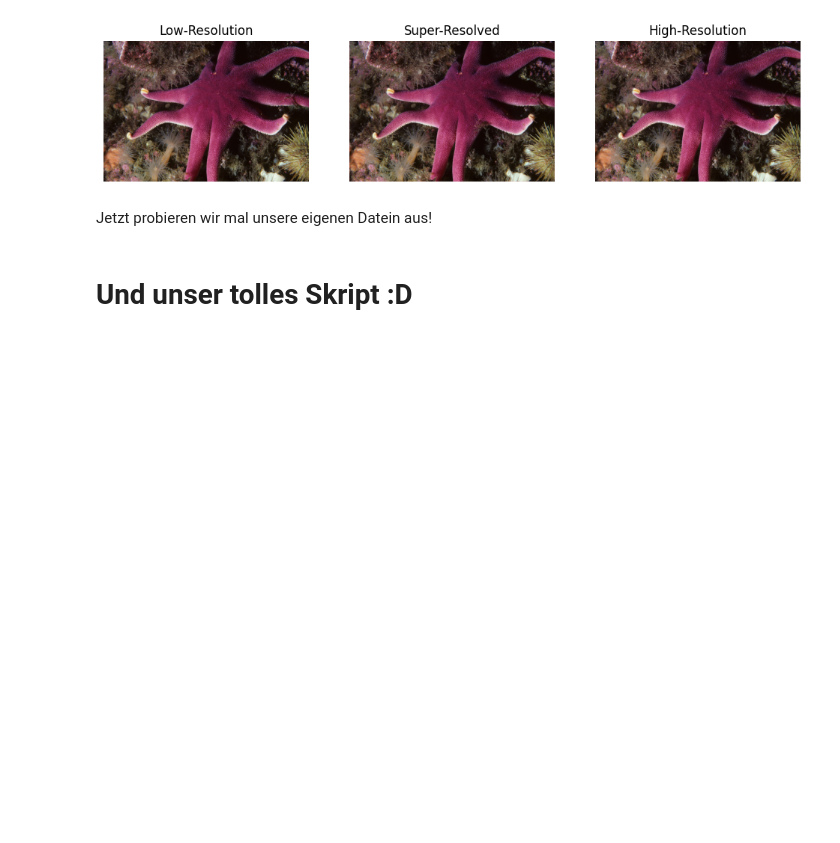
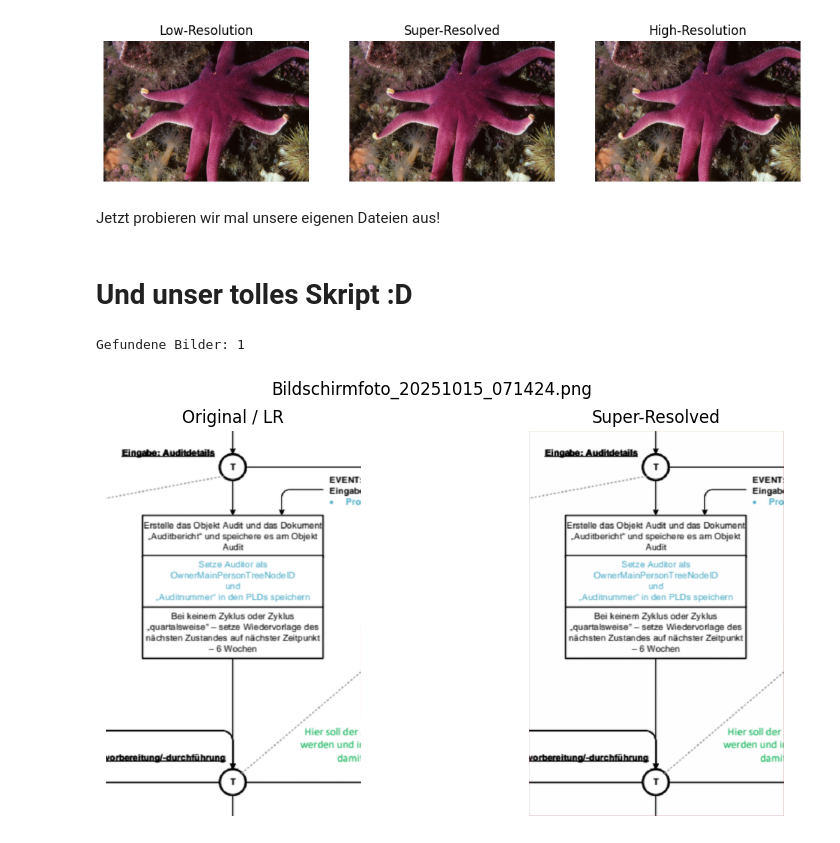
Before and after one commit to yanniyaze/PST-TorchSR, a Jupyter notebook: super_tolles_pst.ipynb, the cells around one changed output. Drawn from its saved outputs; the diff is of its cells as text; code cells hidden in the pictures; blank space fills up the shorter version.

```diff
--- a/super_tolles_pst.ipynb
+++ b/super_tolles_pst.ipynb
@@ -39,7 +39,7 @@ plt.show()
 # %% [output]
 [figure]
 # %% [markdown]
-Jetzt probieren wir mal unsere eigenen Datein aus!
+Jetzt probieren wir mal unsere eigenen Dateien aus!
 # %%
 import os
 import gdown
@@ -64,35 +64,38 @@ from torchsr.models import ninasr_b0
 import matplotlib.pyplot as plt
 
 # 1️⃣ Pfad zu deinem Google Drive Ordner (lokal heruntergeladen)
-image_dir = Path("./scripts/google_drive_pictures/yannik")
+image_dir = Path("./scripts/google_drive_pictures/Yannik")
 image_paths = list(image_dir.rglob("*.png")) + list(image_dir.rglob("*.jpg"))
 
 print(f"Gefundene Bilder: {len(image_paths)}")
 
 # 2️⃣ Modell laden
 device = "cuda" if torch.cuda.is_available() else "cpu"
 model = ninasr_b0(scale=2, pretrained=True).to(device)
 model.eval()
 
 # 3️⃣ Schleife über Bilder
 for img_path in image_paths:
     lr = Image.open(img_path).convert("RGB")
 
     # SR ausführen
     lr_t = to_tensor(lr).unsqueeze(0).to(device)
     with torch.no_grad():
         sr_t = model(lr_t)
     sr = to_pil_image(sr_t.squeeze(0).cpu().clamp(0, 1))
 
     # Ergebnis anzeigen
     fig, axs = plt.subplots(1, 2, figsize=(10,5))
     axs[0].imshow(lr)
     axs[0].set_title("Original / LR")
     axs[0].axis("off")
 
     axs[1].imshow(sr)
     axs[1].set_title("Super-Resolved")
     axs[1].axis("off")
 
     plt.suptitle(img_path.name)
     plt.show()
+# %% [output]
+Gefundene Bilder: 1
+[figure, added]
```
Also changed, not shown: 2 other files.
